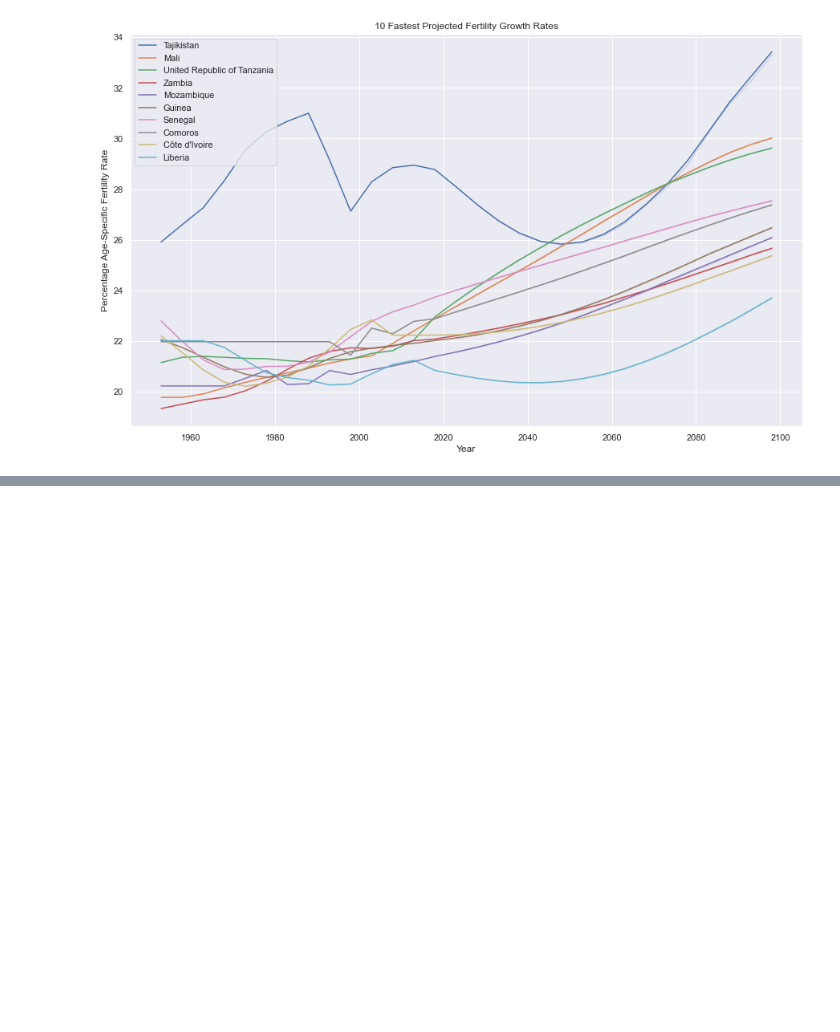
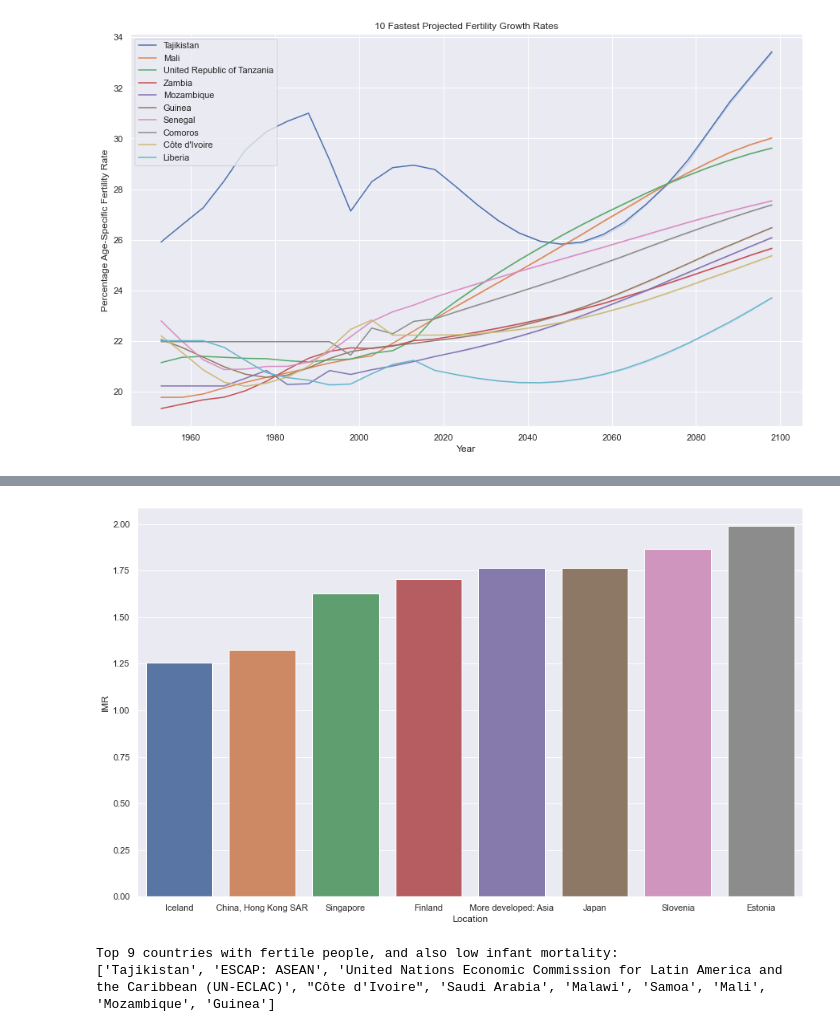
Before and after one commit to billbai0102/Callysto-Hackathon-2020, a Jupyter notebook: submission.ipynb, the cells around one changed output, grey strips where cells are left out. Saved outputs shown, nothing was run; the diff lists cells and outputs as text; code cells hidden in the pictures; blank space fills up the shorter version.

```diff
--- a/submission.ipynb
+++ b/submission.ipynb
@@ -31,11 +31,11 @@ with open('./data/fake_countries.yaml') as f:
 
 # paths to the datasets
 fertility_data = './data/WPP2019_Fertility_by_Age.csv'
-life_table_data = './data/WPP2019_Life_Table_Medium.csv'
+period_indicator_data = './data/WPP2019_Period_Indicators_Medium.csv'
 
 # load datasets in DataFrames
 fertility_df = pd.read_csv(fertility_data)
-life_table_df = pd.read_csv(life_table_data)
+period_indicator_df = pd.read_csv(period_indicator_data)
 # %%
 # get an insight into the fertility dataset
 fertility_df.head()
@@ -142,0 +117,9 @@ mx_df = life_table_df.groupby(['Location', 'AgeGrp'])['mx'].mean().reset_index()
+# %%
+# set index to the Location column for easy data access
+period_indicator_df.set_index('Location', inplace=True)
+
+# drop all fake countries from the dataset
+period_indicator_df.drop(fake_countries, inplace=True)
+
+# get an insight into the DataFrame
+period_indicator_df
@@ -142,0 +141,56 @@ mx_df = life_table_df.groupby(['Location', 'AgeGrp'])['mx'].mean().reset_index()
+# %%
+# create DataFrame grouped by country with lowest infant mortality rates
+nrr_projected_df = period_indicator_df.loc[period_indicator_df['MidPeriod']==2018].groupby(['Location'])['IMR'].mean()\
+    .reset_index().sort_values(by='IMR', ascending=True).reset_index()
+
+# plot countries with lowest IMRs
+ax = sns.barplot('Location', 'IMR', data=nrr_projected_df[:8])
+# %% [output]
+[figure, added]
+# %%
+"""
+function that merges countries with fastest growing fertility rates and countries with lowest IMRs
+to get countries with fast growing fertility rates AND low IMRs
+
+:param imr: Countries with lowest IMR
+:param fertile: Countries with fastest growing fertility rates
+:param num_top: Number of countries to return
+"""
+def get_top_fertile_imr(imr, fertile, num_top):
+    # placeholder list for top countries
+    top_countries = []
+    imr_i, imr_range = 0, 0
+    fertile_i= 0
+
+    # loops through all countries until top_countries list is full
+    while len(top_countries) < num_top:
+        nrr_range = 0
+        top_country = None
+
+        # finds
+        for i in range(len(fertile)):
+            if imr[imr_i] == fertile[i]:
+                top_country = imr[i]
+                nrr_range = i
+                break
+
+        for i in range(len(imr)):
+            if fertile[fertile_i] == imr[i]:
+                if i <= nrr_range:
+                    top_country = fertile[fertile_i]
+                    fertile_i += 1
+                else:
+                    imr_i += 1
+
+        top_countries.append(top_country)
+
+    return top_countries
+
+top_nrr = nrr_projected_df.set_index('Location').index
+top_fertility = fertility_growth_df.index
+
+fertile_nrr_countries = get_top_fertile_imr(list(top_nrr), list(top_fertility), 10)
+print(f'Top 9 countries with fertile people, and also low infant mortality: \n{fertile_nrr_countries}')
+# %% [output]
+Top 9 countries with fertile people, and also low infant mortality:
+['Tajikistan', 'ESCAP: ASEAN', 'United Nations Economic Commission for Latin America and the Caribbean (UN-ECLAC)', "Côte d'Ivoire", 'Saudi Arabia', 'Malawi', 'Samoa', 'Mali', 'Mozambique', 'Guinea']
```
Also changed, not shown: parts of 4 cells of this notebook.
